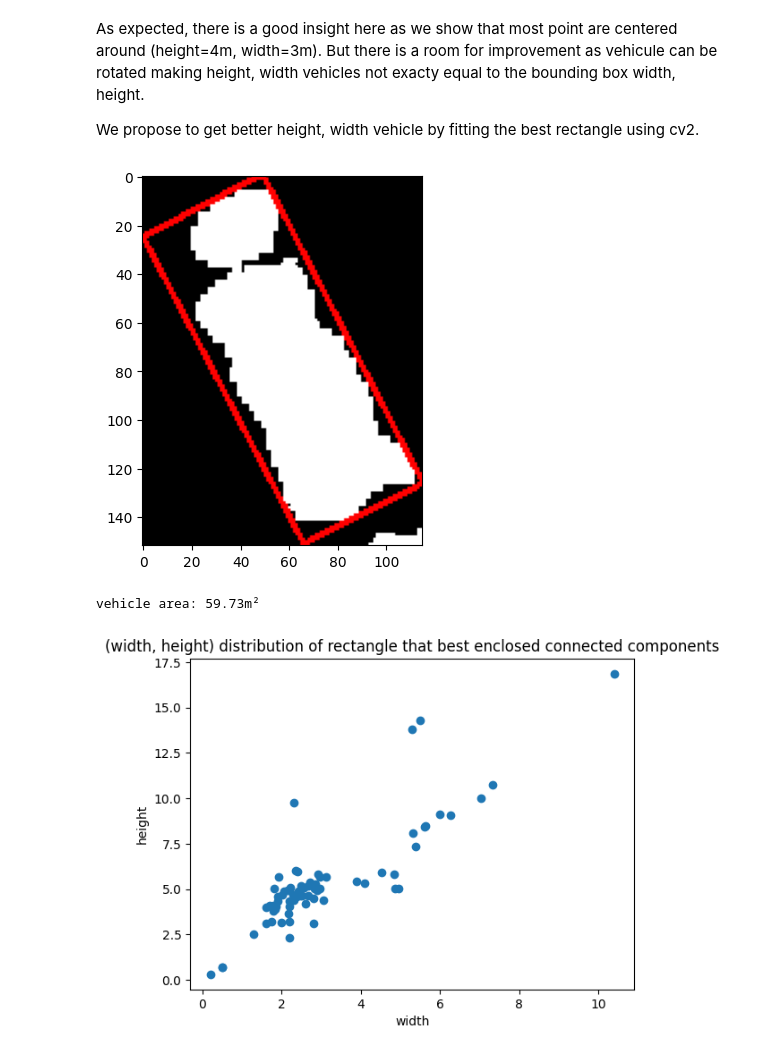
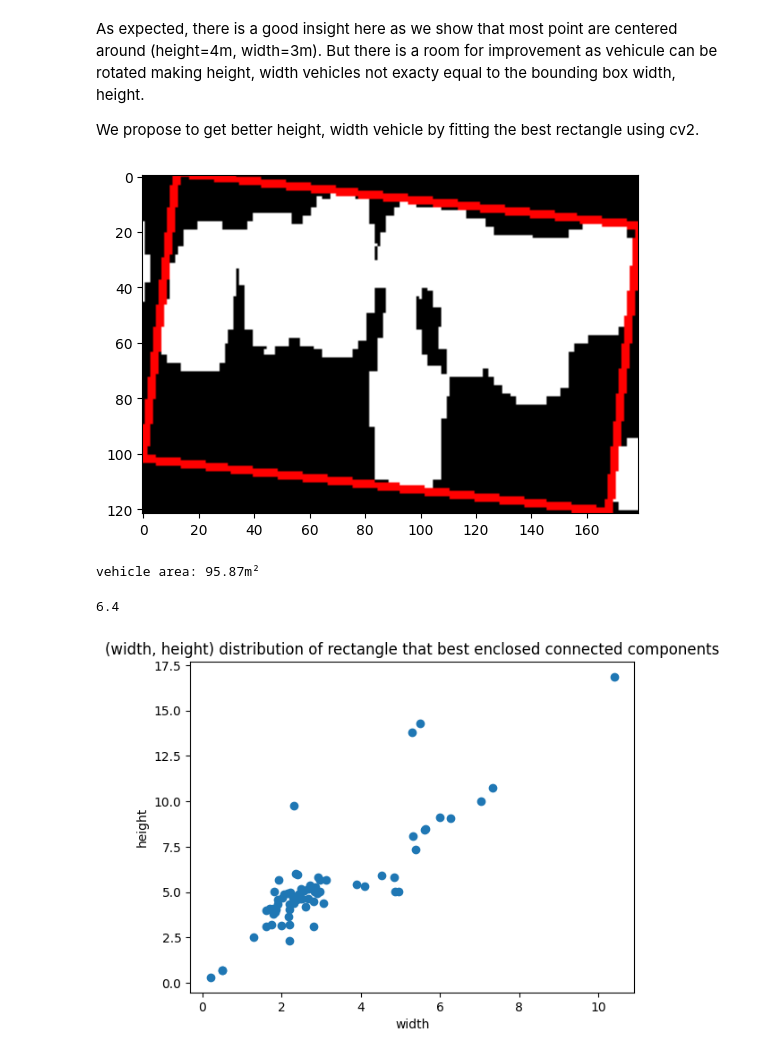
Before and after one commit to ykacer/Deep_Learning_DataScientist_Challenge, a Jupyter notebook: demo.ipynb, the cells around one changed output. Saved outputs shown, nothing was run; the diff lists cells and outputs as text; code cells hidden in the pictures.

```diff
--- a/demo.ipynb
+++ b/demo.ipynb
@@ -351,10 +358,14 @@ As expected, there is a good insight here as we show that most point are centere
 We propose to get better height, width vehicle by fitting the best rectangle using cv2.
 # %%
 from src.core.morphology import find_cc_best_enclosing_rectangles
-find_cc_best_enclosing_rectangles(shapes_normalized, contours, index_display=4)
+find_cc_best_enclosing_rectangles(shapes_normalized, contours, index_display=58)
 # %% [output]
-[figure, old version]
+[figure, new version]
-vehicle area: 59.73m²
+vehicle area: 95.87m²
+# %%
+96 / (3*5)
+# %% [output]
+6.4
 # %%
 hv = [shape.rectangle_height for shape in shapes_normalized]
 wv = [shape.rectangle_width for shape in shapes_normalized]
```
Also changed, not shown: parts of 12 cells of this notebook, 5 other files.
